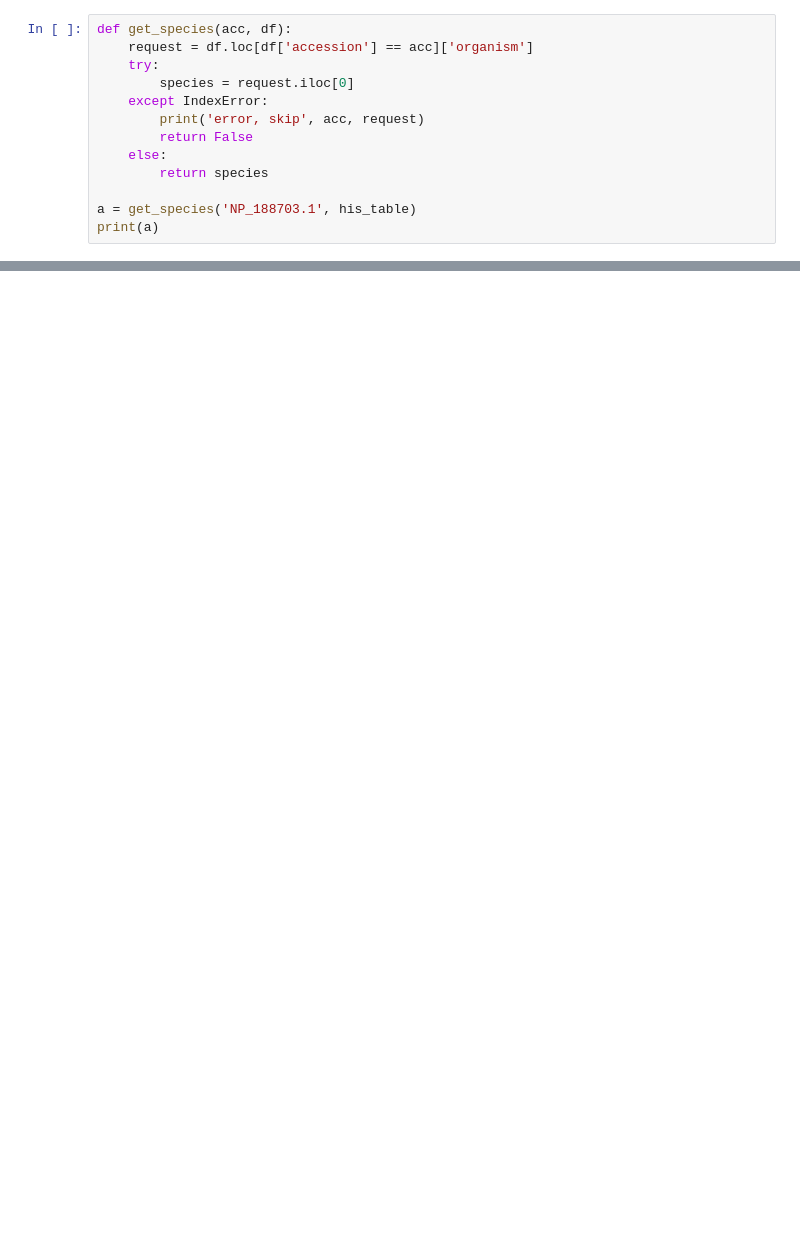
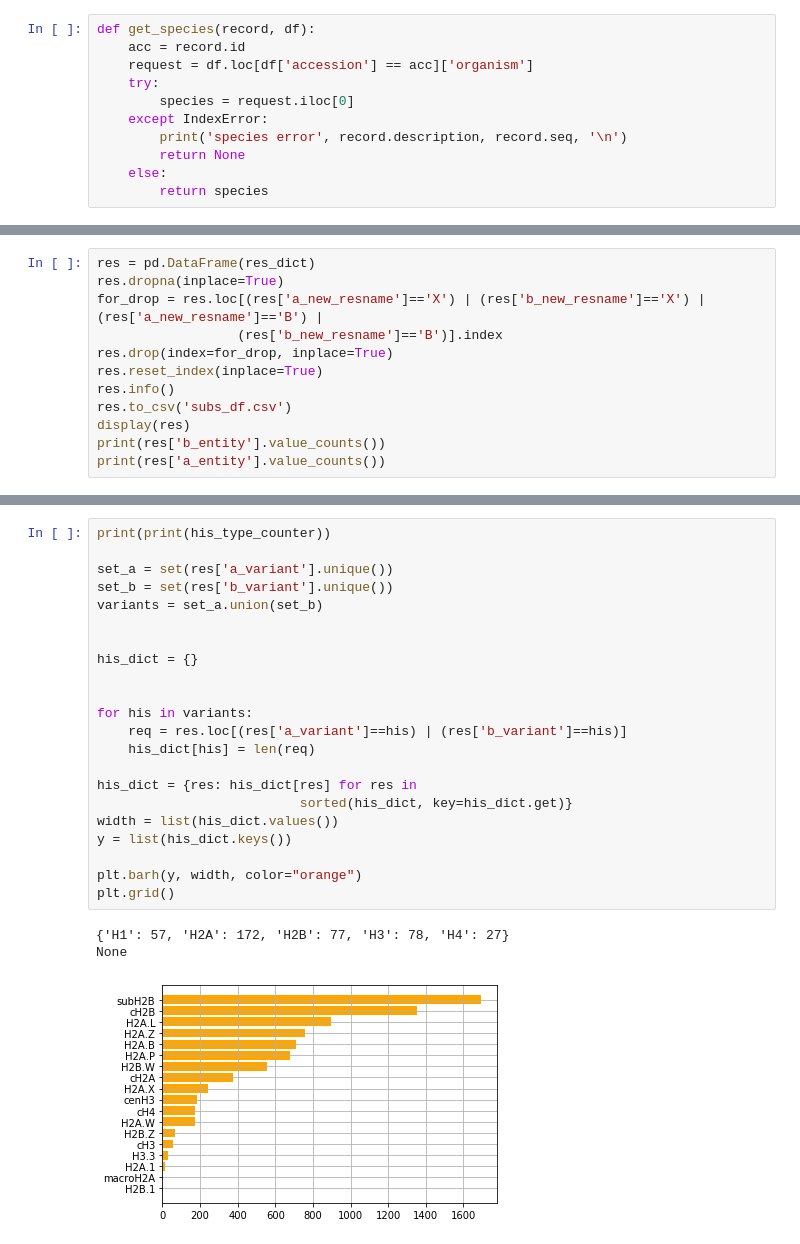
Before and after one commit to d-ryabov-biomsu/bio_practice, a Jupyter notebook: find_coev/find_coev.ipynb, the cells around one changed output, grey strips where cells are left out. Cells and saved outputs as stored; diff of their text form; blank space fills up the shorter version.

```diff
--- a/find_coev/find_coev.ipynb
+++ b/find_coev/find_coev.ipynb
@@ -243,13 +252,11 @@ his_table.head()
 # %%
-def get_species(acc, df):
+def get_species(record, df):
+    acc = record.id
     request = df.loc[df['accession'] == acc]['organism']
     try:
         species = request.iloc[0]
     except IndexError:
-        print('error, skip', acc, request)
-        return False
+        print('species error', record.description, record.seq, '\n')
+        return None
     else:
         return species
-
-a = get_species('NP_188703.1', his_table)
-print(a)
@@ -433,0 +452,12 @@ res
+# %%
+res = pd.DataFrame(res_dict)
+res.dropna(inplace=True)
+for_drop = res.loc[(res['a_new_resname']=='X') | (res['b_new_resname']=='X') | (res['a_new_resname']=='B') |
+                  (res['b_new_resname']=='B')].index
+res.drop(index=for_drop, inplace=True)
+res.reset_index(inplace=True)
+res.info()
+res.to_csv('subs_df.csv')
+display(res)
+print(res['b_entity'].value_counts())
+print(res['a_entity'].value_counts())
@@ -458,0 +559,26 @@ array(['Drosophila melanogaster', 'Arabidopsis thaliana',
+# %%
+print(print(his_type_counter))
+
+set_a = set(res['a_variant'].unique())
+set_b = set(res['b_variant'].unique())
+variants = set_a.union(set_b)
+
+
+his_dict = {}
+
+
+for his in variants:
+    req = res.loc[(res['a_variant']==his) | (res['b_variant']==his)]
+    his_dict[his] = len(req)
+
+his_dict = {res: his_dict[res] for res in
+                          sorted(his_dict, key=his_dict.get)}
+width = list(his_dict.values())
+y = list(his_dict.keys())
+
+plt.barh(y, width, color="orange")
+plt.grid()
+# %% [output]
+{'H1': 57, 'H2A': 172, 'H2B': 77, 'H3': 78, 'H4': 27}
+None
+[figure, added]
```
Also changed, not shown: parts of 17 cells of this notebook.
